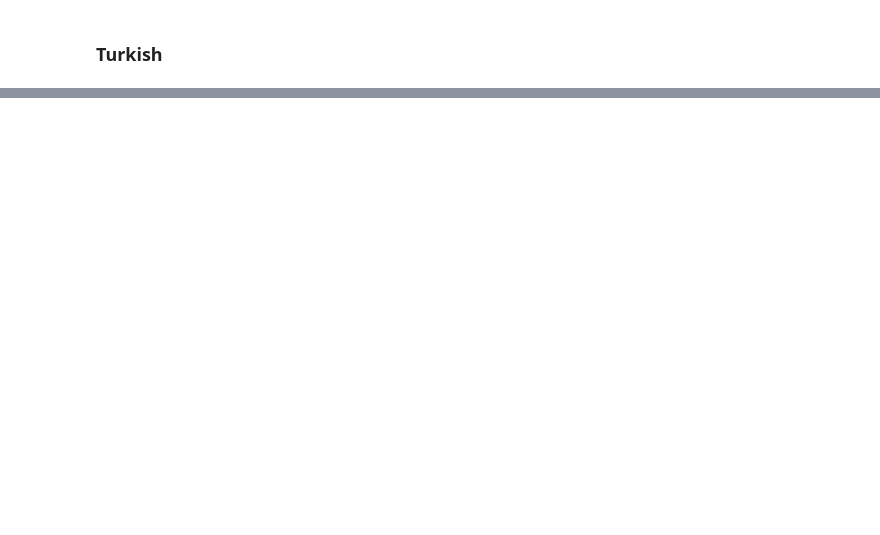
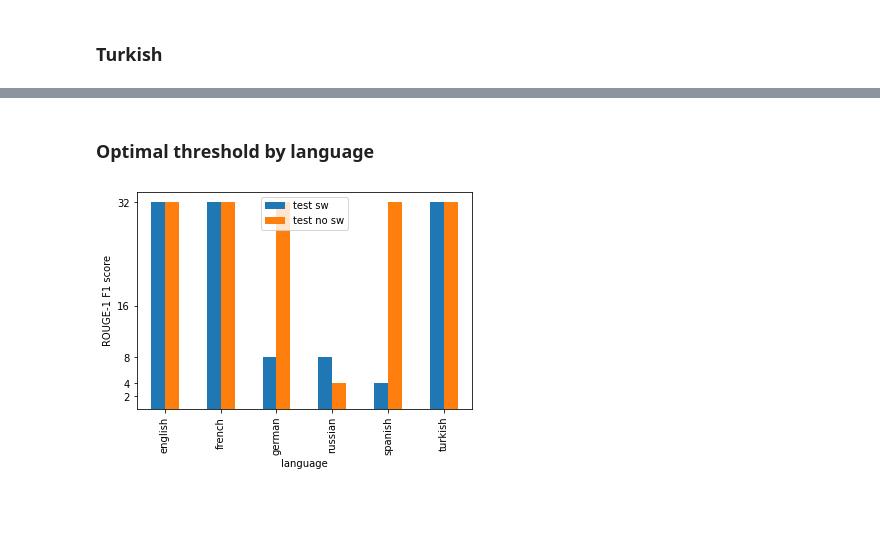
Before and after one commit to ke-noel/comp550-final-project, a Jupyter notebook: main.ipynb, the cells around one changed output, grey strips where cells are left out. Cells and saved outputs as stored; diff of their text form; code cells hidden in the pictures; blank space fills up the shorter version.

Commit message:
final plots and results

```diff
--- a/main.ipynb
+++ b/main.ipynb
@@ -1311,2 +1682,24 @@ plt.show()
+# %% [markdown]
+### Optimal threshold by language
+# %%
+
+
+columns = ['language', 'dev sw', 'dev no sw', 'test sw', 'test no sw']
+thresholds = [
+    ['english', 32, 32, 32, 32],
+    ['french', 32, 32, 32, 32],
+    ['german', 8, 32, 8, 32],
+    ['russian', 8, 4, 8, 4],
+    ['spanish', 4, 32, 4, 32],
+    ['turkish', 32, 32, 32, 32],
+]
+df = pd.DataFrame(thresholds, columns=columns)
+
+ax = df.plot(x='language', y=['test sw', 'test no sw'], kind='bar')
+ax.set_ylabel('ROUGE-1 F1 score')
+ax.set_yticks([2, 4, 8, 16, 32])
+plt.show()
+# %% [output]
+[figure, added]
 # %% [markdown]
 #
```
Also changed, not shown: parts of 233 cells of this notebook, 1 other file.
